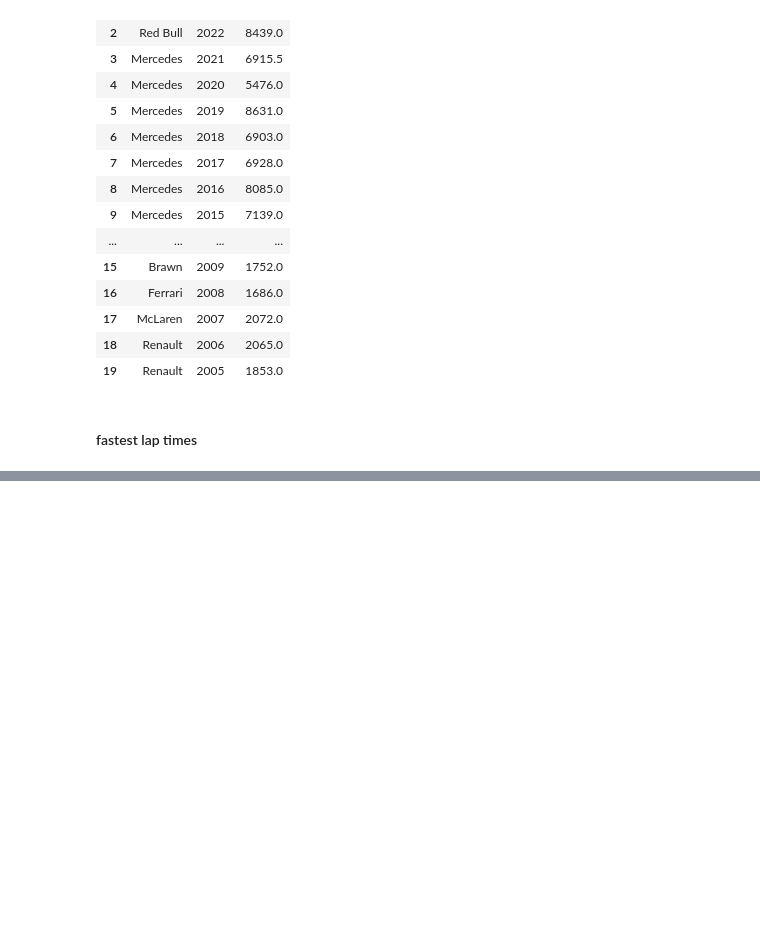
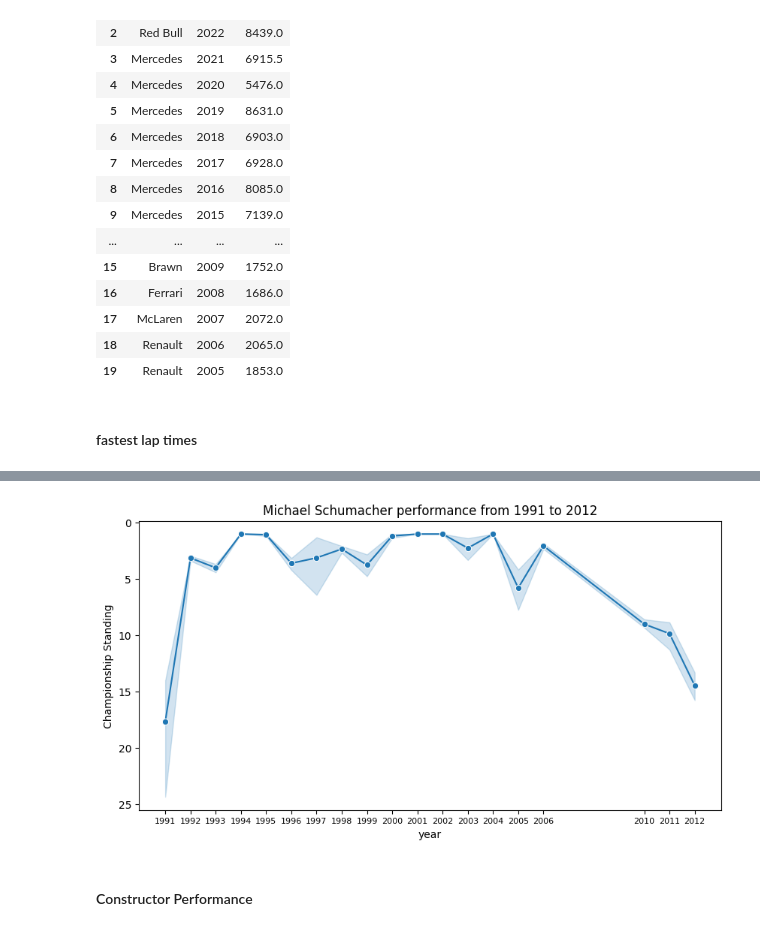
Before and after one commit to sagarverma29/F1-World-Championship-Analysis, a Jupyter notebook: Formula 1 EDA.ipynb, the cells around one changed output, grey strips where cells are left out. Cells and saved outputs as stored; diff of their text form; code cells hidden in the pictures; blank space fills up the shorter version.

```diff
--- a/Formula 1 EDA.ipynb
+++ b/Formula 1 EDA.ipynb
@@ -546,0 +537,18 @@ results.to_sql('results', engine, index = False, if_exists= 'replace')
+# %%
+schumacher_performance = driver_df[(driver_df['Name']== 'Michael Schumacher')].copy()
+# %%
+schumacher_performance.sort_values('year', ascending=True, inplace= True)
+# %%
+plt.figure(figsize= (10,5))
+sns.lineplot(data= schumacher_performance, x= 'year', y= 'position', marker='o')
+plt.title("Michael Schumacher performance from 1991 to 2012")
+plt.xlabel('year')
+plt.ylabel('Championship Standing')
+plt.yticks()
+plt.gca().invert_yaxis()
+plt.xticks(schumacher_performance['year'].unique(), fontsize = 8)
+plt.show()
+# %% [output]
+[figure, added]
+# %% [markdown]
+#### Constructor Performance
```
Also changed, not shown: parts of 16 cells of this notebook.
